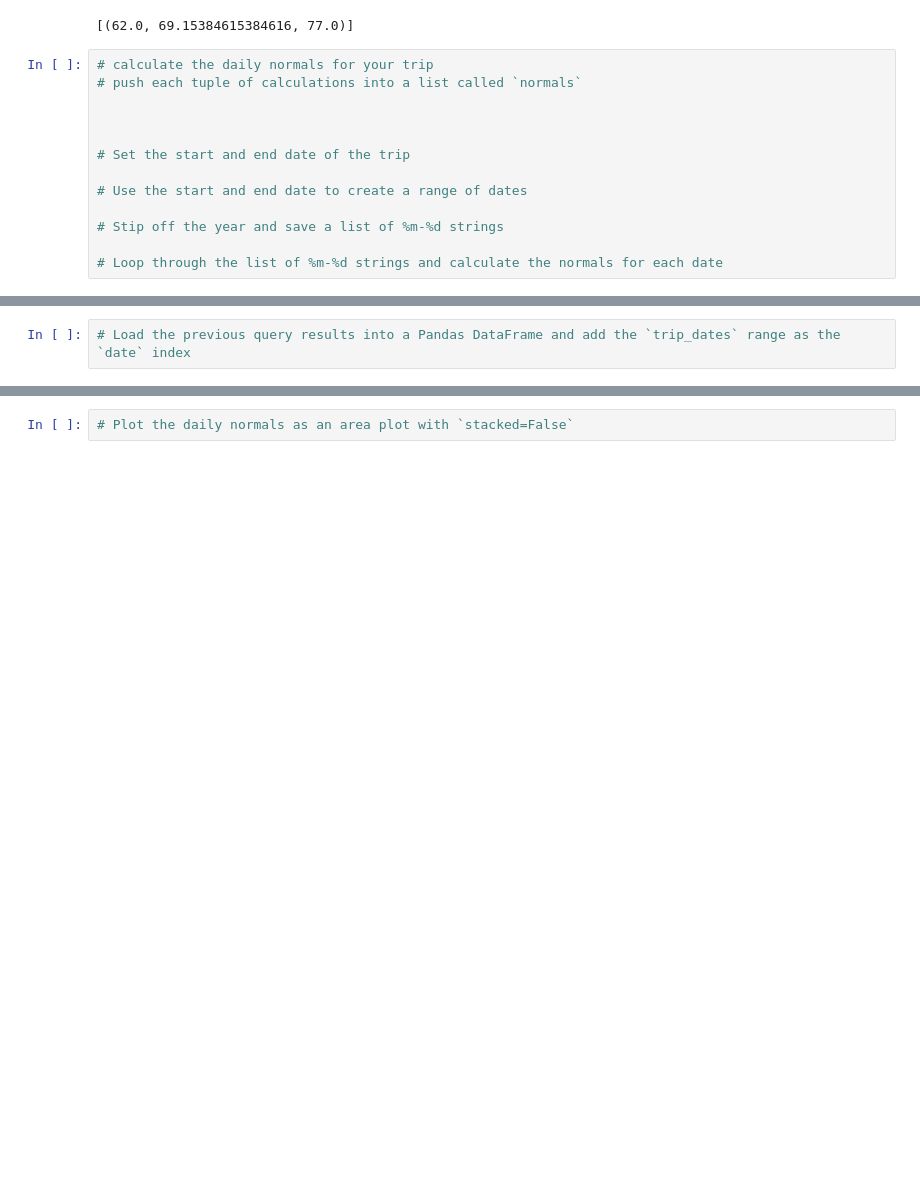
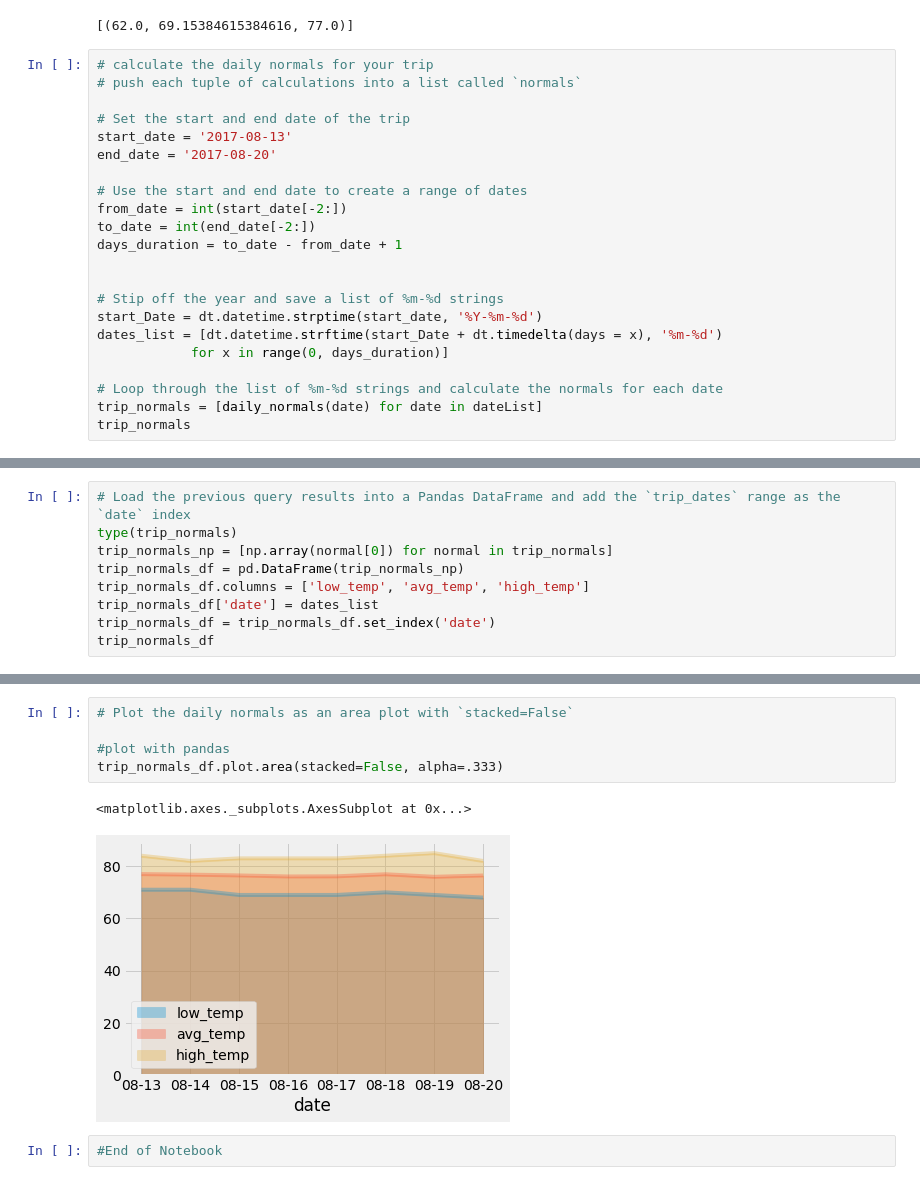
Before and after one commit to gidoneli/databootcamp, a Jupyter notebook: sqlalchemy-challenge/climate_starter-raulfloresp.ipynb, the cells around one changed output, grey strips where cells are left out. Cells and saved outputs as stored; diff of their text form; blank space fills up the shorter version.

```diff
--- a/sqlalchemy-challenge/climate_starter-raulfloresp.ipynb
+++ b/sqlalchemy-challenge/climate_starter-raulfloresp.ipynb
@@ -450,12 +450,21 @@ daily_normals("01-01")
 # calculate the daily normals for your trip
 # push each tuple of calculations into a list called `normals`
 
+# Set the start and end date of the trip
+start_date = '2017-08-13'
+end_date = '2017-08-20'
+
+# Use the start and end date to create a range of dates
+from_date = int(start_date[-2:])
+to_date = int(end_date[-2:])
+days_duration = to_date - from_date + 1
 
 
-# Set the start and end date of the trip
-
-# Use the start and end date to create a range of dates
-
 # Stip off the year and save a list of %m-%d strings
+start_Date = dt.datetime.strptime(start_date, '%Y-%m-%d')
+dates_list = [dt.datetime.strftime(start_Date + dt.timedelta(days = x), '%m-%d')
+            for x in range(0, days_duration)]
 
 # Loop through the list of %m-%d strings and calculate the normals for each date
+trip_normals = [daily_normals(date) for date in dateList]
+trip_normals
@@ -462,2 +480,9 @@ daily_normals("01-01")
 # %%
 # Load the previous query results into a Pandas DataFrame and add the `trip_dates` range as the `date` index
+type(trip_normals)
+trip_normals_np = [np.array(normal[0]) for normal in trip_normals]
+trip_normals_df = pd.DataFrame(trip_normals_np)
+trip_normals_df.columns = ['low_temp', 'avg_temp', 'high_temp']
+trip_normals_df['date'] = dates_list
+trip_normals_df = trip_normals_df.set_index('date')
+trip_normals_df
@@ -464,2 +500,10 @@ daily_normals("01-01")
 # %%
 # Plot the daily normals as an area plot with `stacked=False`
+
+#plot with pandas
+trip_normals_df.plot.area(stacked=False, alpha=.333)
+# %% [output]
+<matplotlib.axes._subplots.AxesSubplot at 0x...>
+[figure, added]
+# %%
+#End of Notebook
```
Also changed, not shown: parts of 5 cells of this notebook, 1 other file.
